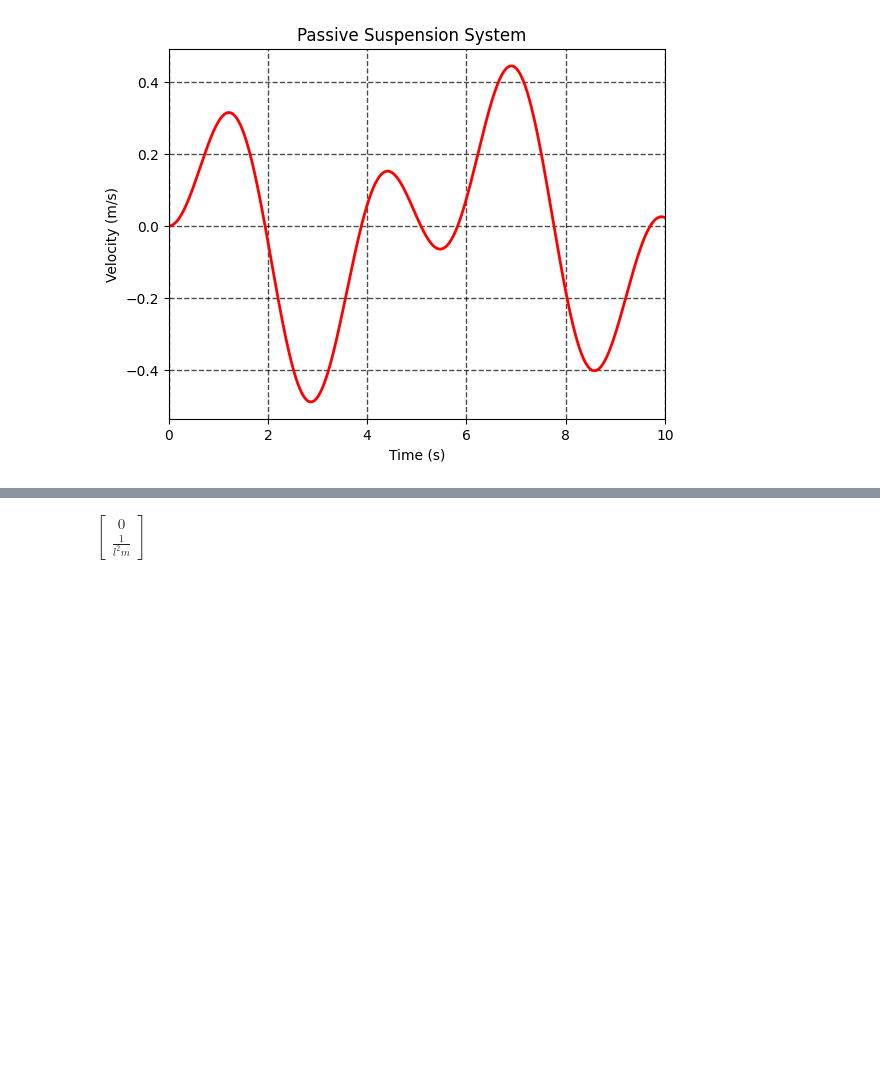
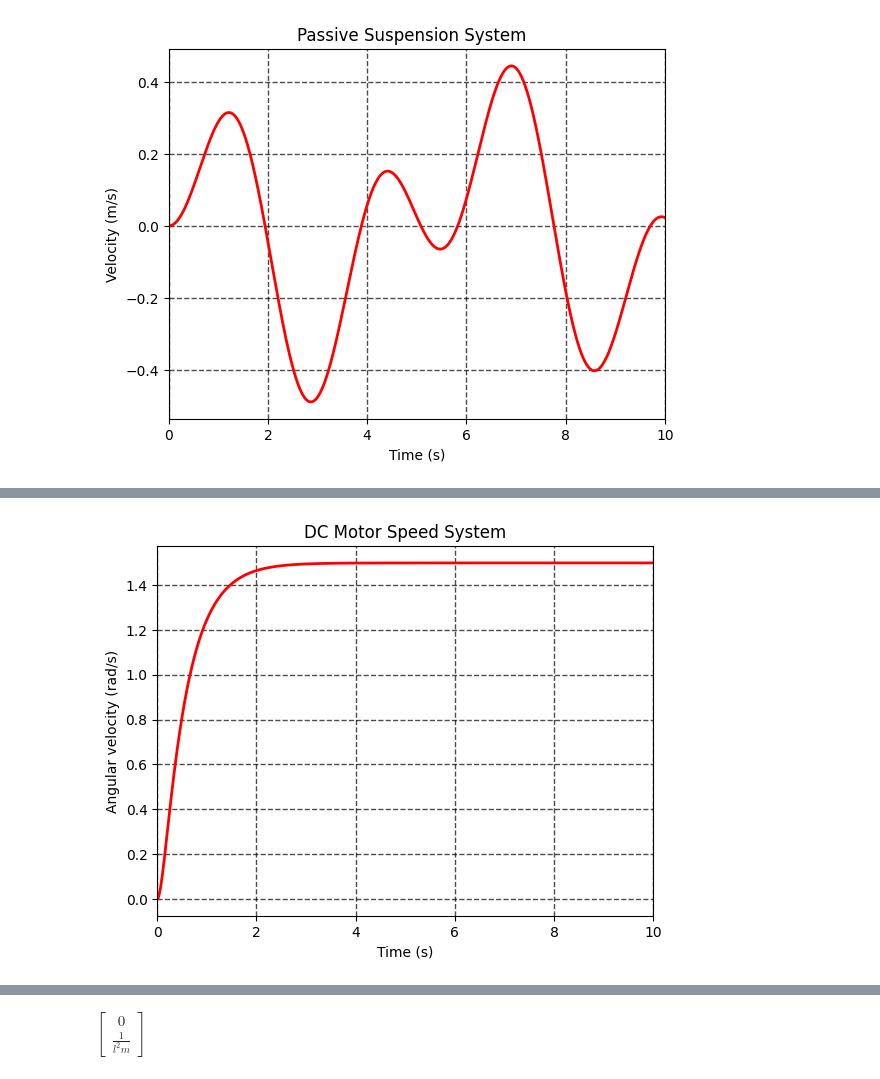
Before and after one commit to DiegoFleury/Introduction-to-a-Control-Theory, a Jupyter notebook: APM_4AUT2_TA_TP1.ipynb, the cells around one changed output, grey strips where cells are left out. Saved outputs shown, nothing was run; the diff lists cells and outputs as text; code cells hidden in the pictures; blank space fills up the shorter version.

```diff
--- a/APM_4AUT2_TA_TP1.ipynb
+++ b/APM_4AUT2_TA_TP1.ipynb
@@ -298,3 +395,21 @@ The physical parameters for our example are:
+# %%
+x0 = np.array([0, 0]).flatten() # Initial state
+def u_func_15(t):
+    return 15 # Control input
+
+# Compute system response
+y = OpenLoopInputOutputSystem(A, B, D, C, R, u_func_15, w_func, T, x0)
+
+# Plot the response
+plt.plot(T, y[0,:], linewidth=2.0, color='red')
+plt.grid(color='black', linestyle='--', linewidth=1.0, alpha=0.7)
+plt.xlim([t0, tf])
+plt.ylabel(r'Angular velocity (rad/s)')
+plt.xlabel('Time (s)')
+plt.title('DC Motor Speed System')
+plt.show()
+# %% [output]
+[figure, added]
 # %% [markdown]
 ## Ex.3: Pendulum
 
```
Also changed, not shown: parts of 3 cells of this notebook.
